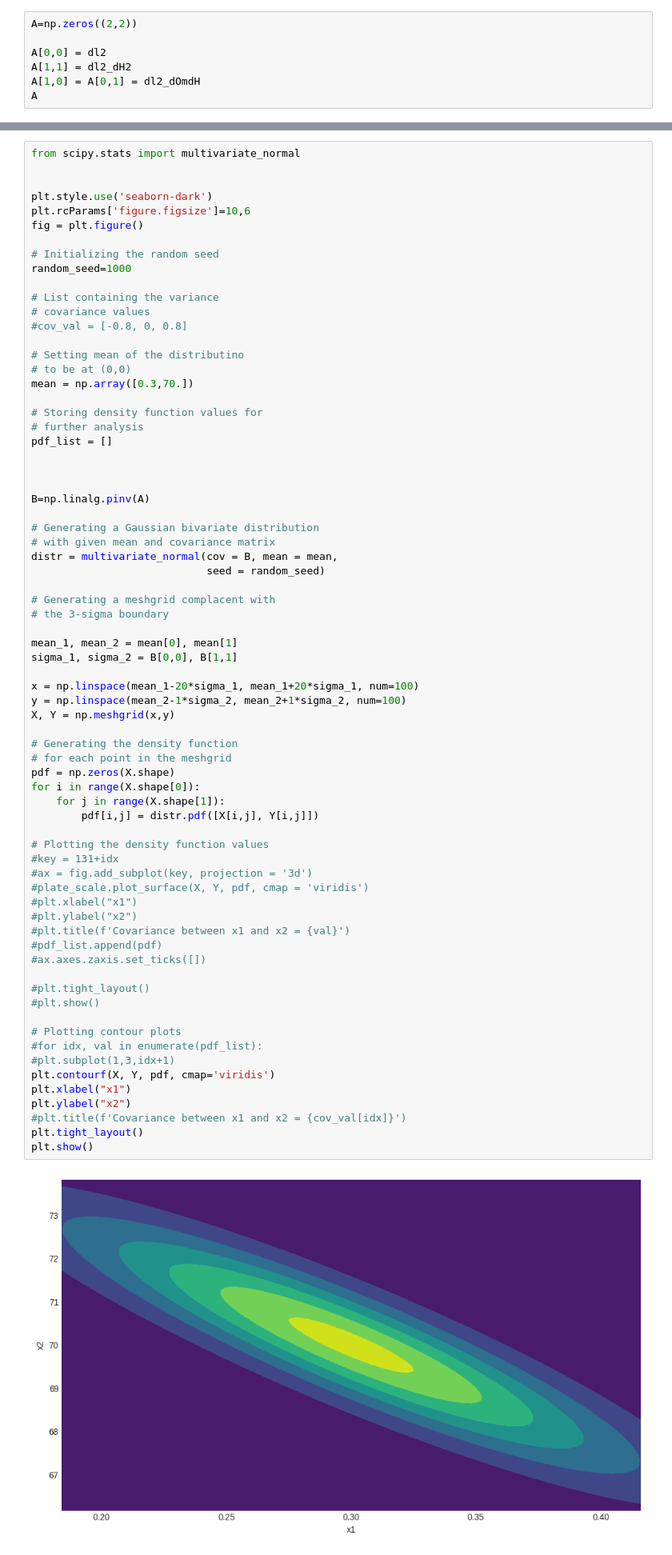
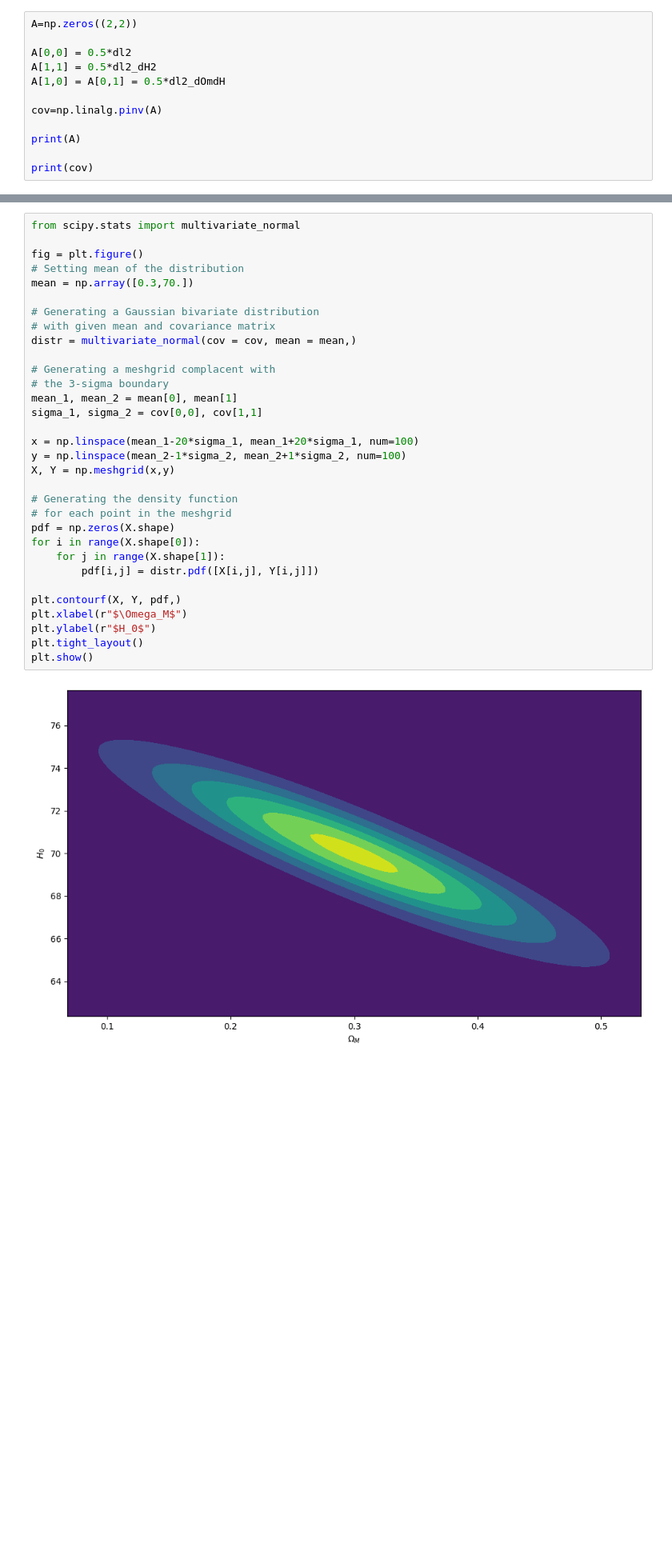
Before and after one commit to csabiu/Astrostatistics, a Jupyter notebook: Fisher_Matrix.ipynb, the cells around one changed output, grey strips where cells are left out. Shown: that part at 80% size. Drawn from its saved outputs; the diff is of its cells as text; blank space fills up the shorter version.

```diff
--- a/Fisher_Matrix.ipynb
+++ b/Fisher_Matrix.ipynb
@@ -103,8 +105,13 @@ display(Latex(r'\frac{\partial^2\ell}{\partial H_0^2}='),dl2_dH2)
 # %%
 A=np.zeros((2,2))
 
-A[0,0] = dl2
-A[1,1] = dl2_dH2
-A[1,0] = A[0,1] = dl2_dOmdH
-A
+A[0,0] = 0.5*dl2
+A[1,1] = 0.5*dl2_dH2
+A[1,0] = A[0,1] = 0.5*dl2_dOmdH
+
+cov=np.linalg.pinv(A)
+
+print(A)
+
+print(cov)
 # %% [output]
@@ -113,73 +122,34 @@ array([[969.13801416,  34.22928688],
 # %%
 from scipy.stats import multivariate_normal
 
-
-plt.style.use('seaborn-dark')
-plt.rcParams['figure.figsize']=10,6
 fig = plt.figure()
-
-# Initializing the random seed
-random_seed=1000
-
-# List containing the variance
-# covariance values
-#cov_val = [-0.8, 0, 0.8]
-
-# Setting mean of the distributino
-# to be at (0,0)
+# Setting mean of the distribution
 mean = np.array([0.3,70.])
-
-# Storing density function values for
-# further analysis
-pdf_list = []
-
-
-
-B=np.linalg.pinv(A)
 
 # Generating a Gaussian bivariate distribution
 # with given mean and covariance matrix
-distr = multivariate_normal(cov = B, mean = mean,
-                            seed = random_seed)
+distr = multivariate_normal(cov = cov, mean = mean,)
 
 # Generating a meshgrid complacent with
 # the 3-sigma boundary
-
 mean_1, mean_2 = mean[0], mean[1]
-sigma_1, sigma_2 = B[0,0], B[1,1]
+sigma_1, sigma_2 = cov[0,0], cov[1,1]
 
 x = np.linspace(mean_1-20*sigma_1, mean_1+20*sigma_1, num=100)
 y = np.linspace(mean_2-1*sigma_2, mean_2+1*sigma_2, num=100)
 X, Y = np.meshgrid(x,y)
 
 # Generating the density function
 # for each point in the meshgrid
 pdf = np.zeros(X.shape)
 for i in range(X.shape[0]):
     for j in range(X.shape[1]):
         pdf[i,j] = distr.pdf([X[i,j], Y[i,j]])
 
-# Plotting the density function values
-#key = 131+idx
-#ax = fig.add_subplot(key, projection = '3d')
-#plate_scale.plot_surface(X, Y, pdf, cmap = 'viridis')
-#plt.xlabel("x1")
-#plt.ylabel("x2")
-#plt.title(f'Covariance between x1 and x2 = {val}')
-#pdf_list.append(pdf)
-#ax.axes.zaxis.set_ticks([])
-
-#plt.tight_layout()
-#plt.show()
-
-# Plotting contour plots
-#for idx, val in enumerate(pdf_list):
-#plt.subplot(1,3,idx+1)
-plt.contourf(X, Y, pdf, cmap='viridis')
-plt.xlabel("x1")
-plt.ylabel("x2")
-#plt.title(f'Covariance between x1 and x2 = {cov_val[idx]}')
+plt.contourf(X, Y, pdf,)
+plt.xlabel(r"$\Omega_M$")
+plt.ylabel(r"$H_0$")
 plt.tight_layout()
 plt.show()
 # %% [output]
-[figure, old version]
+[figure, new version]
```
Also changed, not shown: parts of 7 cells of this notebook.
